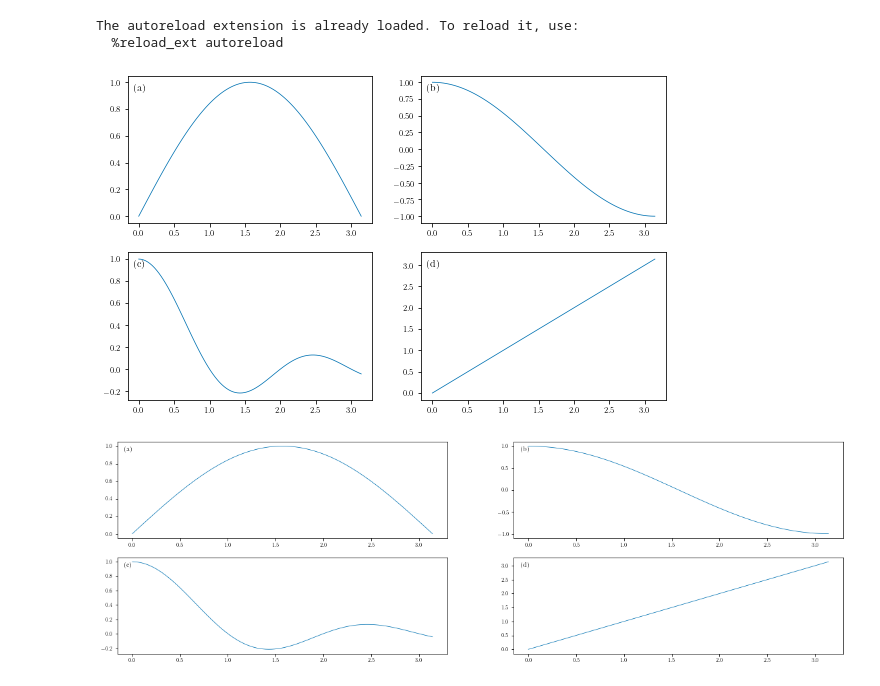
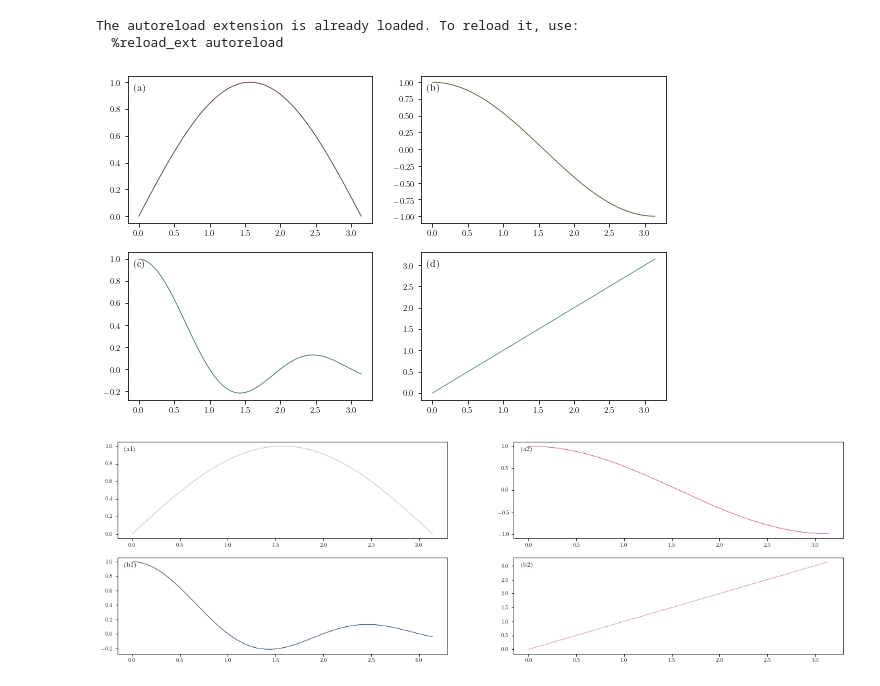
Before and after one commit to ai4er-cdt/geograph, a Jupyter notebook: notebooks/exploratory/sdat2-A-plot-style-test.ipynb, the cells around one changed output. Cells and saved outputs as stored; diff of their text form; code cells hidden in the pictures.

```diff
--- a/notebooks/exploratory/sdat2-A-plot-style-test.ipynb
+++ b/notebooks/exploratory/sdat2-A-plot-style-test.ipynb
@@ -15,28 +25,28 @@ ps_defaults(use_tex=True)
 # %%
 fig, axs = plt.subplots(2, 2)
 
-x=np.linspace(0, np.pi, num=100)
-axs[0, 0].plot(x, np.sin(x))
-axs[0, 1].plot(x, np.cos(x))
-axs[1, 0].plot(x, np.sinc(x))
-axs[1, 1].plot(x, np.abs(x))
+x = np.linspace(0, np.pi, num=100)
+axs[0, 0].plot(x, np.sin(x), color=STD_CLR_LIST[0])
+axs[0, 1].plot(x, np.cos(x), color=STD_CLR_LIST[1])
+axs[1, 0].plot(x, np.sinc(x), color=STD_CLR_LIST[2])
+axs[1, 1].plot(x, np.abs(x), color=STD_CLR_LIST[3])
 
-set_dim(fraction_of_line_width=1, ratio=(5**.5 - 1) / 2)
+set_dim(fig, fraction_of_line_width=1, ratio=(5 ** 0.5 - 1) / 2)
 
 label_subplots(axs, start_from=0, fontsize=10)
 # %% [output]
-[figure, old version]
+[figure, new version]
 # %%
 fig, axs = plt.subplots(2, 2)
 
-x=np.linspace(0, np.pi, num=100)
-axs[0, 0].plot(x, np.sin(x))
-axs[0, 1].plot(x, np.cos(x))
-axs[1, 0].plot(x, np.sinc(x))
-axs[1, 1].plot(x, np.abs(x))
+x = np.linspace(0, np.pi, num=100)
+axs[0, 0].plot(x, np.sin(x), color=CAM_BLUE)
+axs[0, 1].plot(x, np.cos(x), color=CAM_RED)
+axs[1, 0].plot(x, np.sinc(x), color=OX_BLUE)
+axs[1, 1].plot(x, np.abs(x), color=STD_CLR_LIST[5])
 
-set_dim(fraction_of_line_width=2, ratio=0.3) # (5**.5 - 1) / 2)
+set_dim(fig, fraction_of_line_width=2, ratio=0.3)
 
-label_subplots(axs, start_from=0, fontsize=10)
+label_subplots(axs, labels=["a1", "a2", "b1", "b2"], start_from=0, fontsize=10)
 # %% [output]
-[figure, old version]
+[figure, new version]
```
Also changed, not shown: parts of 1 cell of this notebook, 1 other file.
